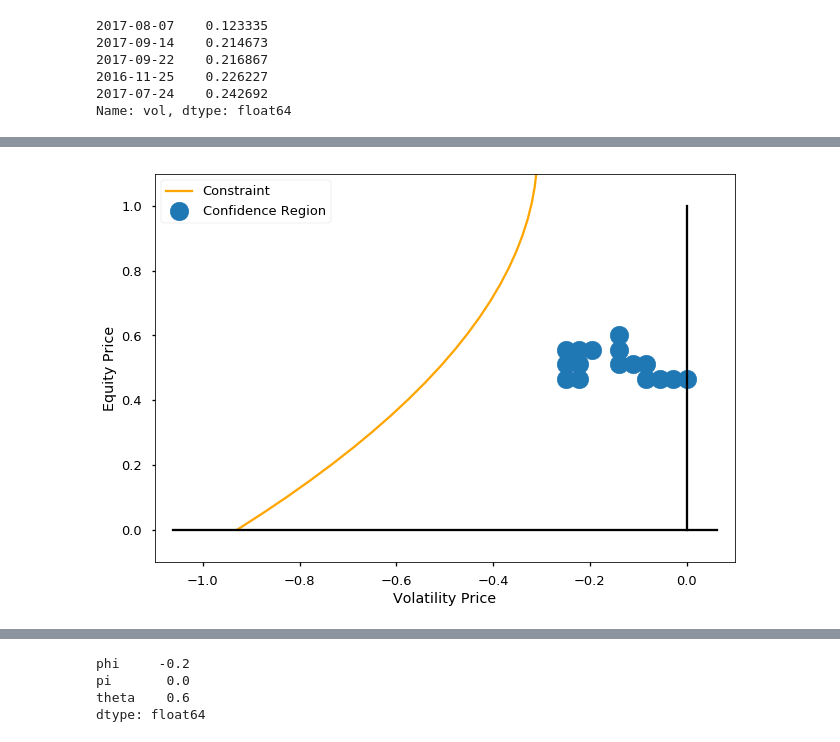
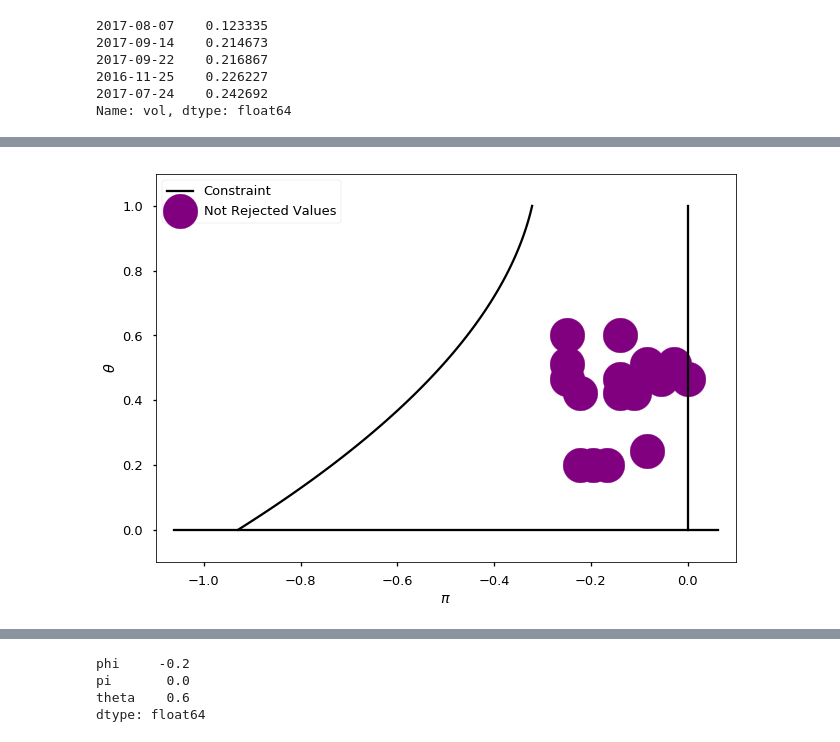
Before and after one commit to sangrey/RiskPriceInference, a Jupyter notebook: volpriceinference/robust_inference_on_data.ipynb, the cells around one changed output, grey strips where cells are left out. Drawn from its saved outputs; the diff is of its cells as text; code cells hidden in the pictures.

```diff
--- a/volpriceinference/robust_inference_on_data.ipynb
+++ b/volpriceinference/robust_inference_on_data.ipynb
@@ -191,0 +176,2 @@ qlr_draws[np.isclose(qlr_draws.phi, -0.3)][qlr_draws['qlr'] > 0].sort_values(by=
+# %%
+qlr_stats.set_index(['phi', 'pi', 'theta']).head()
@@ -192 +194,15 @@ qlr_draws[np.isclose(qlr_draws.phi, -0.3)][qlr_draws['qlr'] > 0].sort_values(by=
+# %%
+qlr_stats.sort_values(by=['phi', 'pi', 'theta'], inplace=True)
+qlr_draws.sort_values(by=['phi', 'pi', 'theta'], inplace=True)
+close_enough = np.allclose(qlr_stats[['phi', 'pi', 'theta']], qlr_draws[['phi', 'pi', 'theta']])
+
+if not close_enough:
+    raise RuntimeError('The indices are not the same!!!')
+
+else:
+    qlr_stats[['phi', 'pi', 'theta']] = qlr_draws[['phi', 'pi', 'theta']]
+
+
+merged_values = pd.merge(qlr_stats, qlr_draws,left_on=['phi', 'pi', 'theta'], right_on=['phi', 'pi', 'theta'],
+                         suffixes=['_draws', '_stats'])
 # %%
@@ -201 +271,3 @@ qlr_stats.sort_values(by='qlr').head()
+# %%
+accepted_vals = merged_values.query('qlr_stats > qlr_draws').drop(['qlr_draws', 'qlr_stats'], axis='columns')
 # %%
@@ -203,4 +274,0 @@ qlr_draws.to_json(f'../results/qlr_draws_on_data_{innov_dim}_smaller_region.json
-# %%
-accepted_vals = pd.merge(qlr_draws, qlr_stats, right_on=['phi', 'pi', 'theta'], left_on=['phi', 'pi', 'theta'],
-         how='outer', suffixes=['_draws', '_stats']).query('qlr_stats < qlr_draws').drop(
-    ['qlr_draws', 'qlr_stats'], axis='columns')
@@ -233,25 +303,27 @@ accepted_vals
 # %%
 fig3, ax3 = mpl.pyplot.subplots()
-ax3.scatter(y=accepted_vals.theta, x=accepted_vals.pi, marker='o', s=350, label='Confidence Region')
+ax3.scatter(y=accepted_vals.theta, x=accepted_vals.pi, marker='o', s=1200, label='Not Rejected Values',
+           color='purple')
 ax3.set_xlim([-3.5, .5])
 ax3.set_ylim([-.5, 3.5])
-yvals = np.linspace(0,5,100)
+yvals = np.linspace(0,1,100)
 xvals = [constraint(omega['scale'], omega['psi'], omega['zeta'], x) for x in yvals]
-ax3.plot(xvals, yvals, color='orange', label='Constraint')
+ax3.plot(xvals, yvals, color='black', label='Constraint')
 ax3.axvline(0,  ymin=.5 /6, ymax=1 - .5/6, color='black')
 ax3.axvline(-15,  ymin=.5 /6, ymax=1 - .5/6, color='black')
 ax3.axhline(0,  xmin=.5 /16, xmax=1 - .5/16, color='black')
 ax3.axhline(5,  xmin=.5 /16, xmax=1 - .5/16, color='black')
-ax3.legend()
-ax3.set_ylabel('Equity Price')
-ax3.set_xlabel('Volatility Price')
+
+ax3.set_ylabel(r'$\theta$')
+ax3.set_xlabel(r'$\pi$')
 ax3.set_ylim([-0.1, 1.1])
 ax3.set_xlim([-1.1, 0.1])
+ax3.legend()
 
 fig3.savefig('../doc/figures/confidence_region.tmp.pdf', frameon=False, pad_inches=0, bbox_inches='tight',
             transparent=True)
 # %% [output]
-[figure, old version]
+[figure, new version]
 # %%
 accepted_vals.min()
 # %% [output]
```
Also changed, not shown: parts of 19 cells of this notebook, 4 other files.
